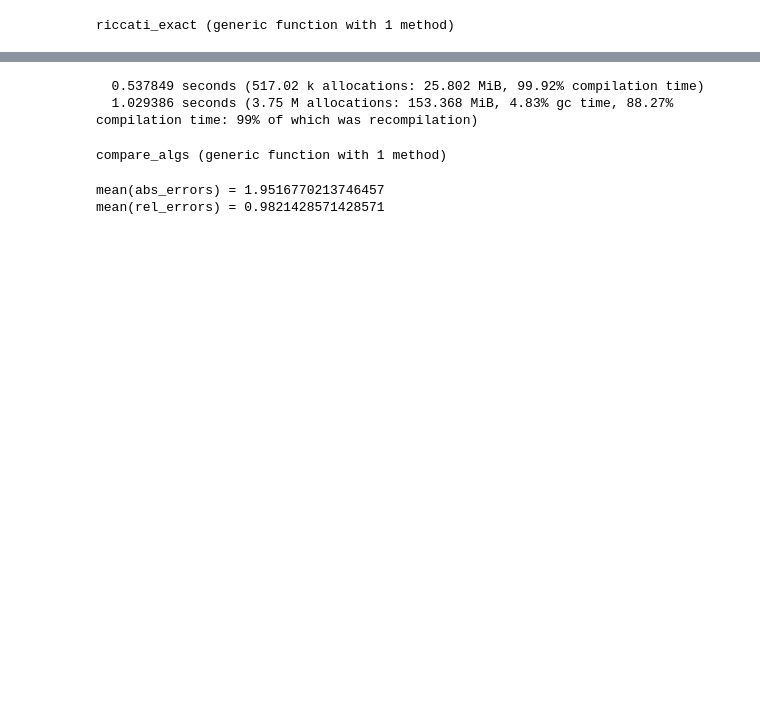
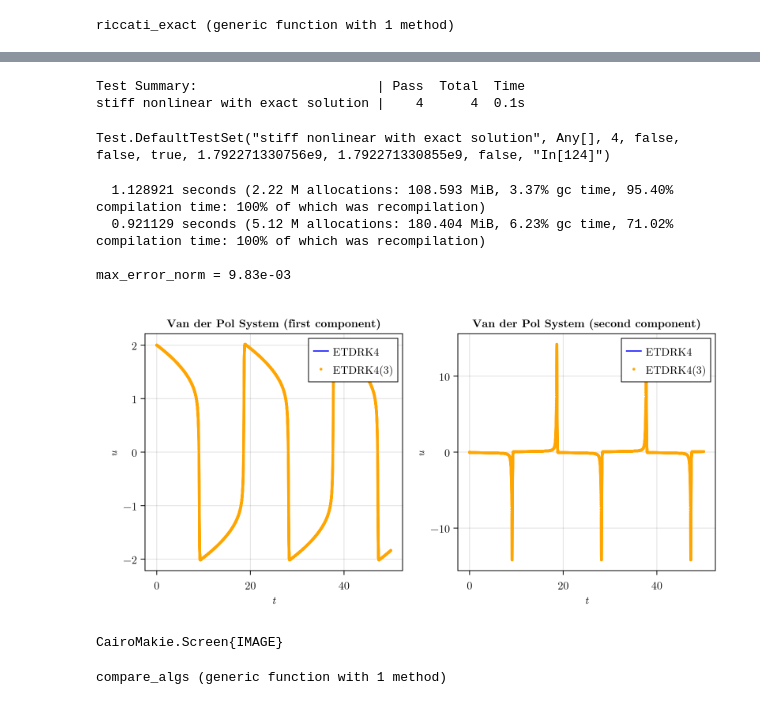
Before and after one commit to MichaelBarmann/diff-eq-tools, a Jupyter notebook: src/ode_tools/solvers/etd/test_etd_solvers.ipynb, the cells around one changed output, grey strips where cells are left out. Drawn from its saved outputs; the diff is of its cells as text; code cells hidden in the pictures; blank space fills up the shorter version.

Commit message:
Cleaned up tests for stiff nonlinear ODEs with exact solutions; ETDRK4(3) passes all four tests

```diff
--- a/src/ode_tools/solvers/etd/test_etd_solvers.ipynb
+++ b/src/ode_tools/solvers/etd/test_etd_solvers.ipynb
@@ -98,15 +156,61 @@ lines(out.sol.t_steps[2:end] .- out.sol.t_steps[1:end-1])
+# %%
+alg = ETDRK43()
+adaptive = true
+
+# alg = ETDRK4()
+# adaptive = false
+
+@testset "stiff nonlinear with exact solution" begin
+
+    riccati = compare_to_exact_sol(alg, riccati_prob, riccati_exact; abstol = 1e-10, reltol = 1e-10, adaptive = adaptive)
+    @test maximum(riccati.error_norms) ≤ 1e-4
+
+    rotation = compare_to_exact_sol(alg, rotation_prob, rotation_exact; abstol = 1e-10, reltol = 1e-10, adaptive = adaptive)
+    @test maximum(rotation.error_norms) ≤ 1e-4
+
+    triangular = compare_to_exact_sol(alg, triangular_prob, triangular_exact; abstol = 1e-10, reltol = 1e-10, adaptive = adaptive)
+    @test maximum(rotation.error_norms) ≤ 1e-4
+
+    three_scales = compare_to_exact_sol(alg, three_scales_prob, three_scales_exact; abstol = 1e-10, reltol = 1e-10, adaptive = adaptive)
+    @test maximum(three_scales.error_norms) ≤ 1e-4
+end
+# %% [output]
+Test Summary:                       | Pass  Total  Time
+stiff nonlinear with exact solution |    4      4  0.1s
+Test.DefaultTestSet("stiff nonlinear with exact solution", Any[], 4, false, false, true, 1.792271330756e9, 1.792271330855e9, false, "In[124]")
 # %%
-#Test 1: Van der Pol oscillator
+#PROBLEM 5: Van der Pol oscillator
 p = 10.0
 A_vdp = [0.0 1.0; -1.0 p]
 vdp_nonlin(u,p,t) = [0.0, -p*(u[1])^2 * u[2]]
 u0 = [2.0, 0.0]
 tspan = (0.0, 50.0)
 
 vanderpol = SplitODEProblem(MatrixOperator(A_vdp), vdp_nonlin, u0, tspan, p);
-@time sol_custom = solve(vanderpol, ETDRK43(); abstol = 1e-12, reltol = 1e-10, dt = 0.001, maxiters = 100_000)
-@time sol_ref = solve(vanderpol, ETDRK4(); abstol = 1e-9, reltol = 1e-6, maxiters = 100_000, dt = 0.001, saveat = sol_custom.t, save_end = true);
+@time sol_custom = solve(vanderpol, ETDRK43(); abstol = 1e-10, reltol = 1e-10, dt = 0.01, maxiters = 100_000, adaptive = true)
+@time sol_ref = solve(vanderpol, RadauIIA5(); abstol = 1e-15, reltol = 1e-15, maxiters = 100_000, dt = 0.01, saveat = sol_custom.t, save_end = true);
+
+max_error_norm = maximum(norm.(sol_custom.u .- sol_ref.u, Inf))
+@printf("\nmax_error_norm = %.2e", max_error_norm)
+
+fig = Figure(size = (800,400))
+colgap!(fig.layout, 200)
+ax1 = Axis(fig[1,1], xlabel = L"t", ylabel = L"u₁", title = "Van der Pol System (first component)")
+lines!(ax1, sol_ref.t, getindex.(sol_ref.u,1), color = :blue, label = "ETDRK4")
+scatter!(ax1, sol_custom.t, getindex.(sol_custom.u,1), color = :orange, label = "ETDRK4(3)", markersize = 5)
+axislegend(ax1, position = :rt)
+
+ax2 = Axis(fig[1,2], xlabel = L"t", ylabel = L"u₂", title = "Van der Pol System (second component)")
+lines!(ax2, sol_ref.t, getindex.(sol_ref.u,2), color = :blue, label = "ETDRK4")
+scatter!(ax2, sol_custom.t, getindex.(sol_custom.u,2), color = :orange, label = "ETDRK4(3)", markersize = 5)
+axislegend(ax2, position = :rt)
+
+display(fig)
 # %% [output]
-  0.537849 seconds (517.02 k allocations: 25.802 MiB, 99.92% compilation time)
-  1.029386 seconds (3.75 M allocations: 153.368 MiB, 4.83% gc time, 88.27% compilation time: 99% of which was recompilation)
+  1.128921 seconds (2.22 M allocations: 108.593 MiB, 3.37% gc time, 95.40% compilation time: 100% of which was recompilation)
+  0.921129 seconds (5.12 M allocations: 180.404 MiB, 6.23% gc time, 71.02% compilation time: 100% of which was recompilation)
+
+max_error_norm = 9.83e-03
+[figure, added]
+CairoMakie.Screen{IMAGE}
 # %%
@@ -146,9 +255,2 @@ end
 # %% [output]
 compare_algs (generic function with 1 method)
-# %%
-out = compare_algs(ETDRK43(), ETDRK4(), vanderpol_prob; maxiters = 10_000, dt = 0.01);
-#out = compare_algs(ETDRK43(), ETDRK4(), rotation_prob; maxiters = 10_000, dt = 0.1, abstol = 1e-8, reltol = 1e-6);
-#out = compare_algs(ETDRK43(), ETDRK4(), riccati_prob; maxiters = 10_000, dt = 0.01, abstol = 1e-8, reltol = 1e-6);
-# %% [output]
-mean(abs_errors) = 1.9516770213746457
-mean(rel_errors) = 0.9821428571428571
```
Also changed, not shown: parts of 14 cells of this notebook, 1 other file.
